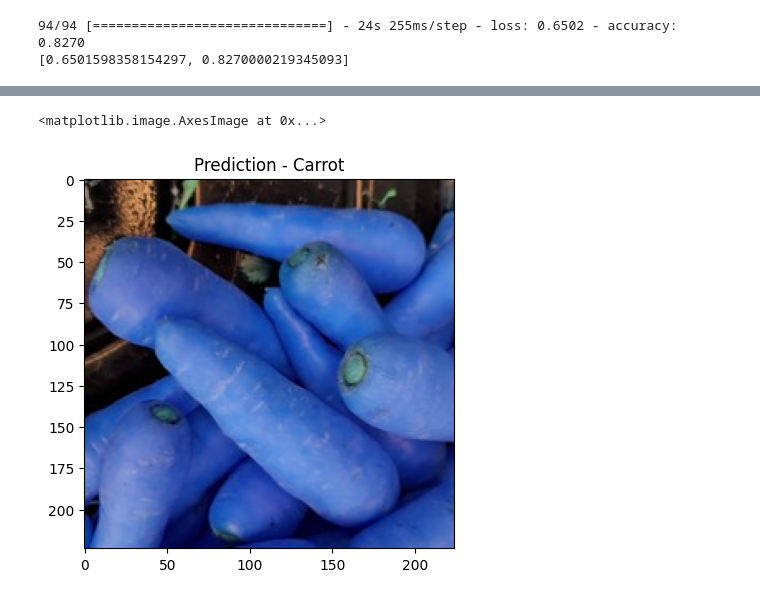
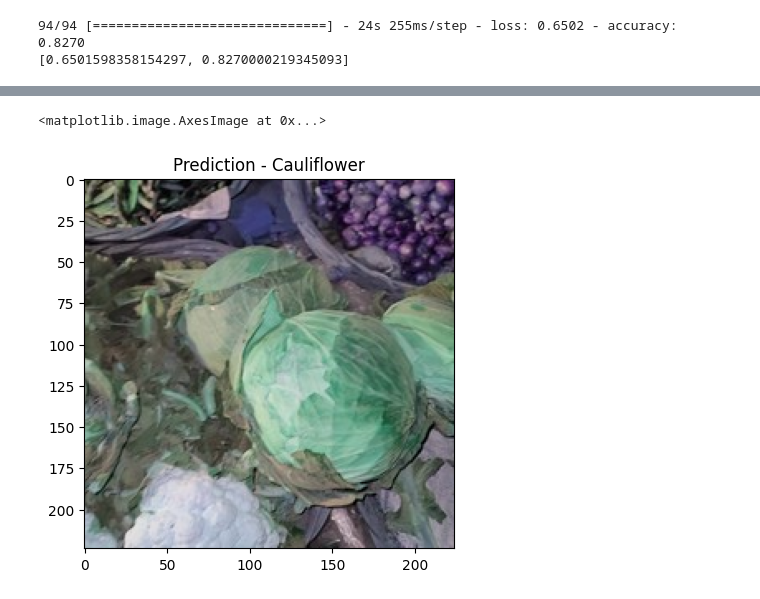
Before and after one commit to GAYATHRIS1488/ML-AI, a Jupyter notebook: casestudy4.ipynb, the cells around one changed output, grey strips where cells are left out. Saved outputs shown, nothing was run; the diff lists cells and outputs as text; code cells hidden in the pictures.

```diff
--- a/casestudy4.ipynb
+++ b/casestudy4.ipynb
@@ -269,7 +269,7 @@ def preprocess(img):
 category_val={
     0: 'Bean', 1: 'Bitter_Gourd', 2: 'Bottle_Gourd', 3 : 'Brinjal', 4: "Broccoli", 5: 'Cabbage', 6: 'Capsicum', 7: 'Carrot', 8: 'Cauliflower',
     9: 'Cucumber', 10: 'Papaya', 11: 'Potato', 12: 'Pumpkin', 13 : "Radish", 14: "Tomato"}
-datapath='Vegetable Images/validation/Carrot/1208.jpg'
+datapath='Vegetable Images/validation/Cabbage/1212.jpg'
 img=cv2.imread(datapath)
 input=preprocess(img) #preprocessing
 pred=model.predict(input)
@@ -281,2 +281,2 @@ plt.imshow(img)
 <matplotlib.image.AxesImage at 0x...>
-[figure, old version]
+[figure, new version]
```
Also changed, not shown: parts of 1 cell of this notebook.
